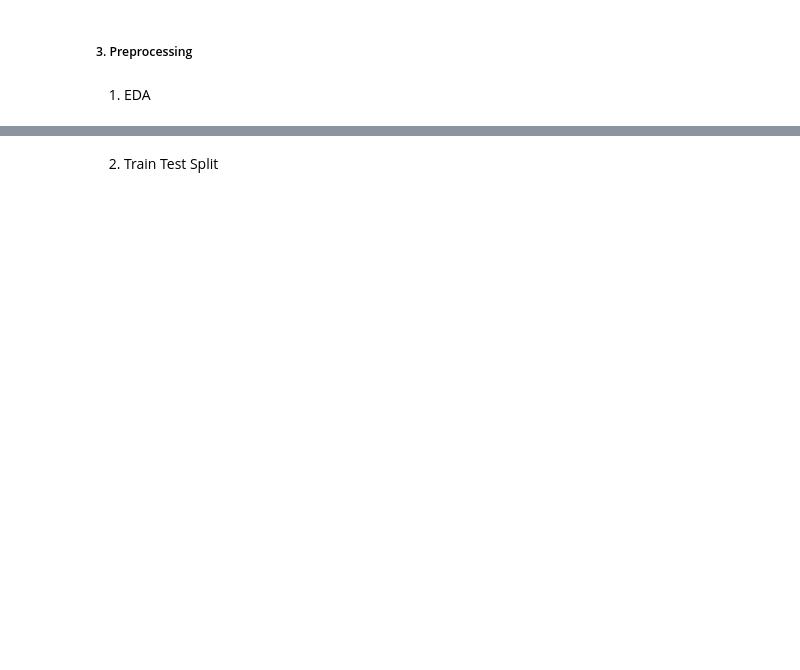
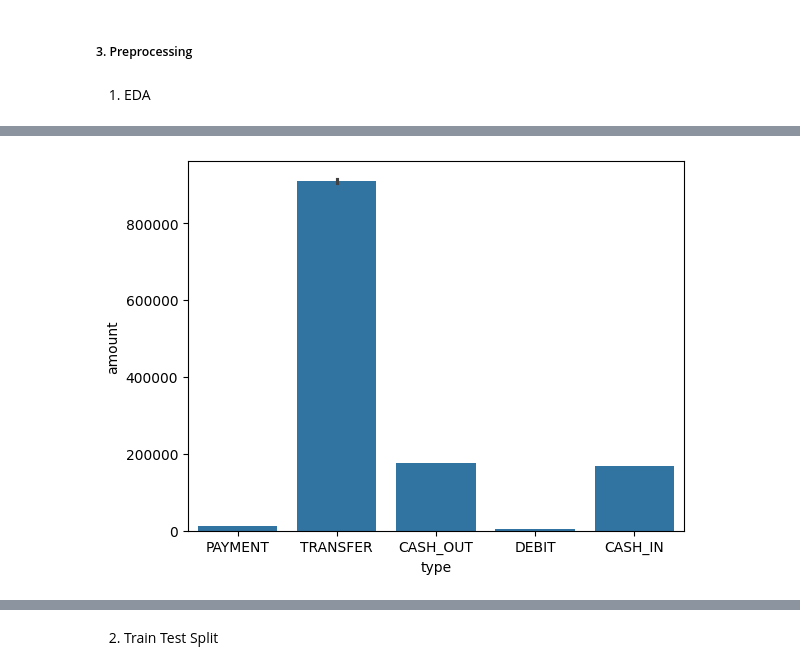
Before and after one commit to fatahrahimi330/100-Machine-Learning-Projects, a Jupyter notebook: 21-Online Fraud Detection/online_payment_fraud_detection.ipynb, the cells around one changed output, grey strips where cells are left out. Drawn from its saved outputs; the diff is of its cells as text; code cells hidden in the pictures; blank space fills up the shorter version.

```diff
--- a/21-Online Fraud Detection/online_payment_fraud_detection.ipynb
+++ b/21-Online Fraud Detection/online_payment_fraud_detection.ipynb
@@ -18,0 +144,5 @@ df.head()
+# %%
+sns.barplot(x ='type', y= 'amount', data=df)
+plt.show()
+# %% [output]
+[figure, added]
```
Also changed, not shown: parts of 30 cells of this notebook, 1 other file.
